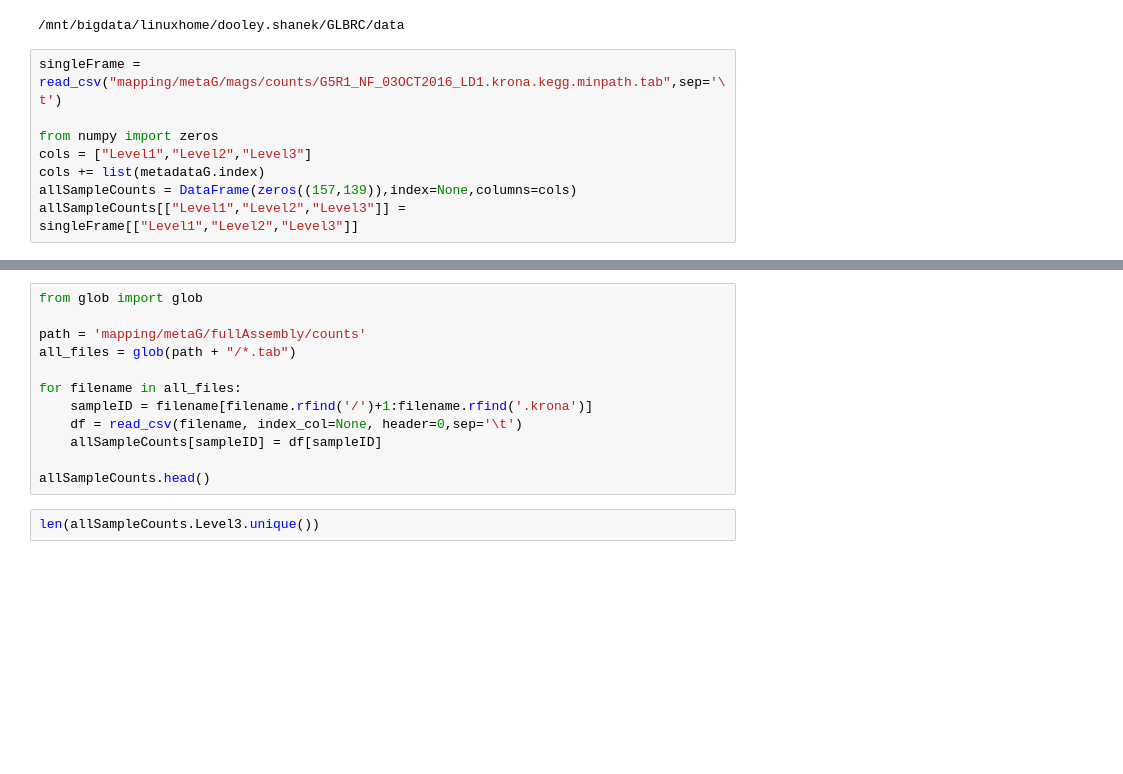
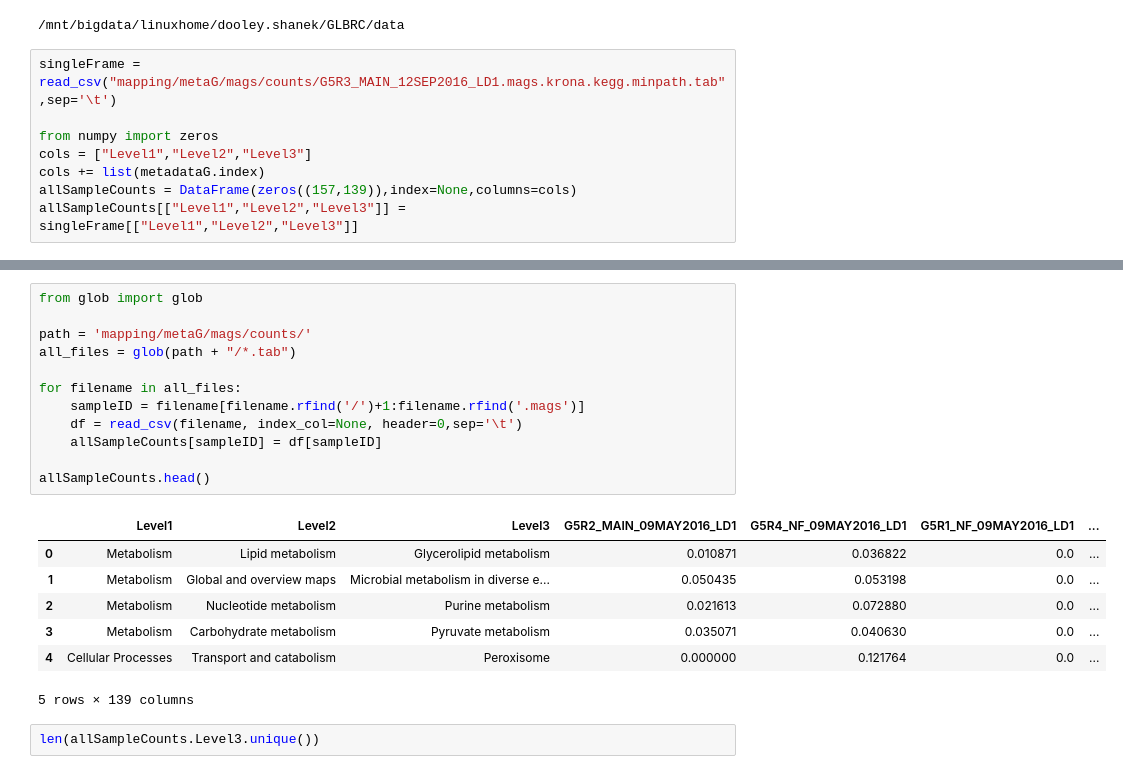
Before and after one commit to skDooley/GLBRC, a Jupyter notebook: 2016_WGS_DataPrep.ipynb, the cells around one changed output, grey strips where cells are left out. Drawn from its saved outputs; the diff is of its cells as text; blank space fills up the shorter version.

```diff
--- a/2016_WGS_DataPrep.ipynb
+++ b/2016_WGS_DataPrep.ipynb
@@ -544,7 +544,7 @@ pwd
 # %% [output]
 /mnt/bigdata/linuxhome/dooley.shanek/GLBRC/data
 # %%
-singleFrame = read_csv("mapping/metaG/mags/counts/G5R1_NF_03OCT2016_LD1.krona.kegg.minpath.tab",sep='\t')
+singleFrame = read_csv("mapping/metaG/mags/counts/G5R3_MAIN_12SEP2016_LD1.mags.krona.kegg.minpath.tab",sep='\t')
 
 from numpy import zeros
 cols = ["Level1","Level2","Level3"]
@@ -558,15 +563,23 @@ singleFrame.head()
 # %%
 from glob import glob
 
-path = 'mapping/metaG/fullAssembly/counts'
+path = 'mapping/metaG/mags/counts/'
 all_files = glob(path + "/*.tab")
 
 for filename in all_files:
-    sampleID = filename[filename.rfind('/')+1:filename.rfind('.krona')]
+    sampleID = filename[filename.rfind('/')+1:filename.rfind('.mags')]
     df = read_csv(filename, index_col=None, header=0,sep='\t')
     allSampleCounts[sampleID] = df[sampleID]
 
 allSampleCounts.head()
+# %% [output]
+|  | Level1 | Level2 | Level3 | G5R2_MAIN_09MAY2016_LD1 | G5R4_NF_09MAY2016_LD1 | G5R1_NF_09MAY2016_LD1 | ... |
+| 0 | Metabolism | Lipid metabolism | Glycerolipid metabolism | 0.010871 | 0.036822 | 0.0 | ... |
+| 1 | Metabolism | Global and overview maps | Microbial metabolism in diverse e... | 0.050435 | 0.053198 | 0.0 | ... |
+| 2 | Metabolism | Nucleotide metabolism | Purine metabolism | 0.021613 | 0.072880 | 0.0 | ... |
+| 3 | Metabolism | Carbohydrate metabolism | Pyruvate metabolism | 0.035071 | 0.040630 | 0.0 | ... |
+| 4 | Cellular Processes | Transport and catabolism | Peroxisome | 0.000000 | 0.121764 | 0.0 | ... |
+5 rows × 139 columns
 # %%
 len(allSampleCounts.Level3.unique())
 # %%
```
Also changed, not shown: parts of 2 cells of this notebook.
